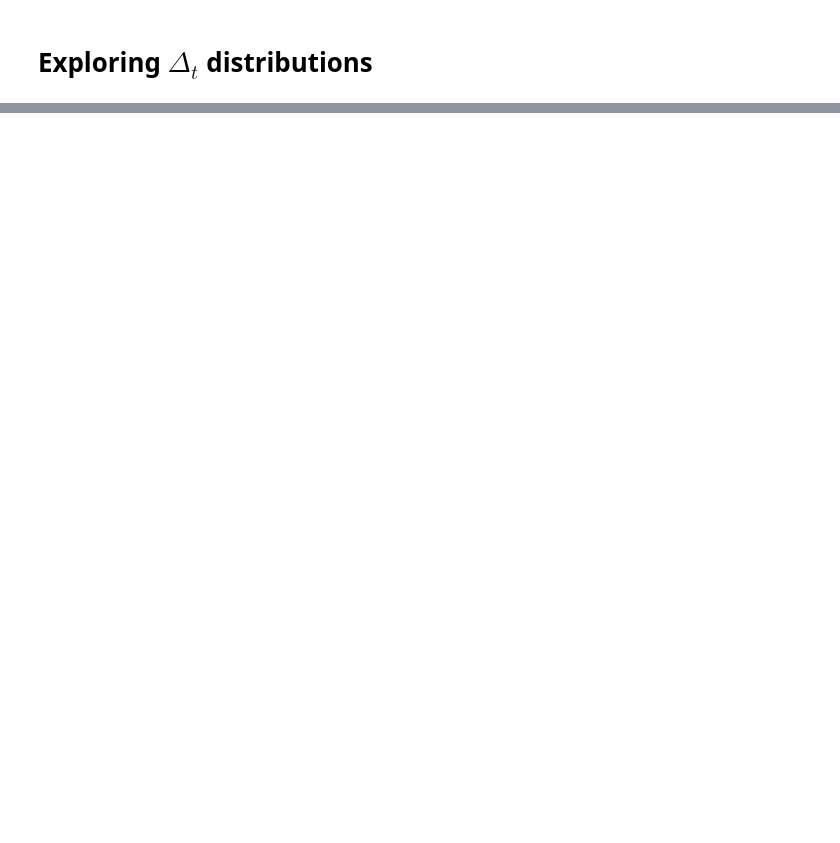
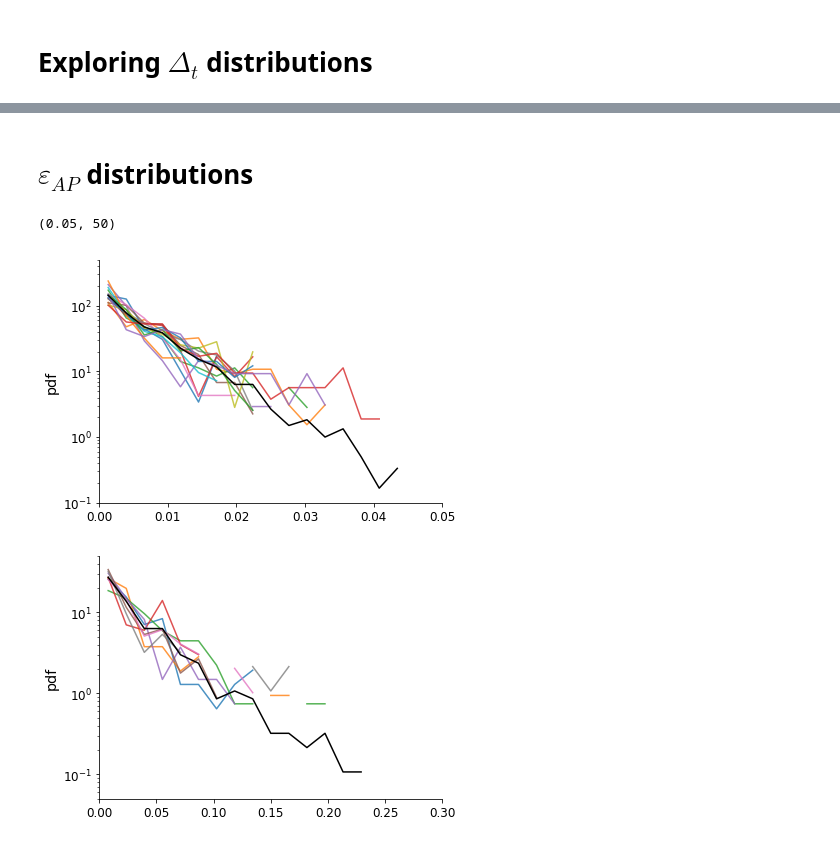
Before and after one commit to cherepaha/initiation, a Jupyter notebook: steering_data_analysis.ipynb, the cells around one changed output, grey strips where cells are left out. Drawn from its saved outputs; the diff is of its cells as text; code cells hidden in the pictures; blank space fills up the shorter version.

```diff
--- a/steering_data_analysis.ipynb
+++ b/steering_data_analysis.ipynb
@@ -125,0 +159,14 @@ plt.savefig('delta_t_pdf_cd.png')
+# %% [markdown]
+# $\varepsilon_{AP}$ distributions
+# %%
+ax = helper.plot_pdf(data=passive_phases_lk, var='eps_ap', bins=np.linspace(0, 0.05, 20))
+ax.set_xlim((0.0, 0.05))
+ax.set_ylim((0.1, 500))
+
+ax = helper.plot_pdf(data=passive_phases_cd, var='eps_ap', bins=np.linspace(0, 0.3, 20))
+ax.set_xlim((0.0, 0.3))
+ax.set_ylim((0.05, 50))
+# %% [output]
+(0.05, 50)
+[figure, added]
+[figure, added]
```
Also changed, not shown: parts of 18 cells of this notebook, 3 other files.
